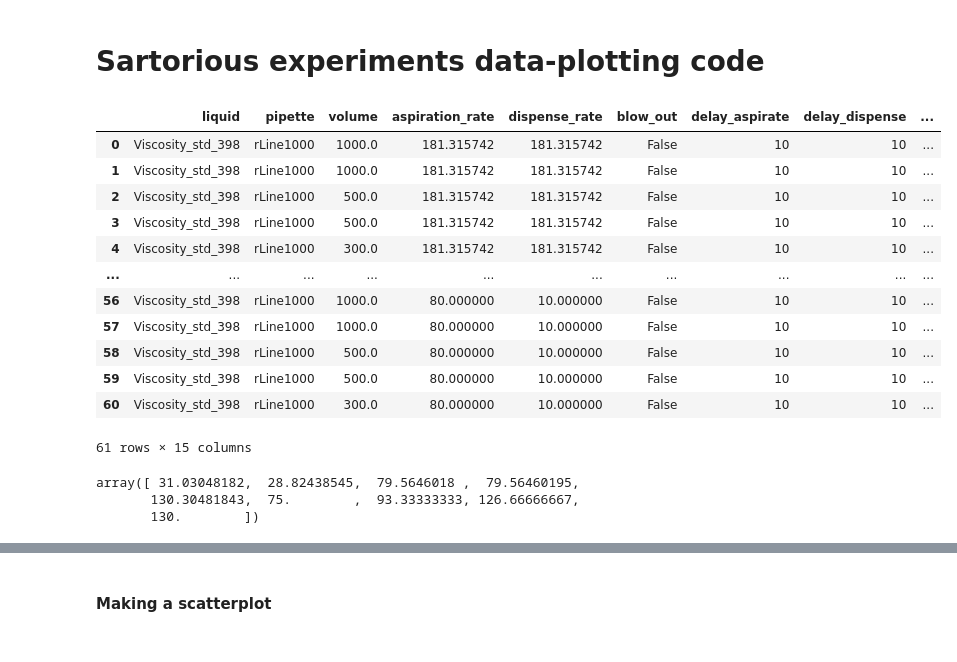
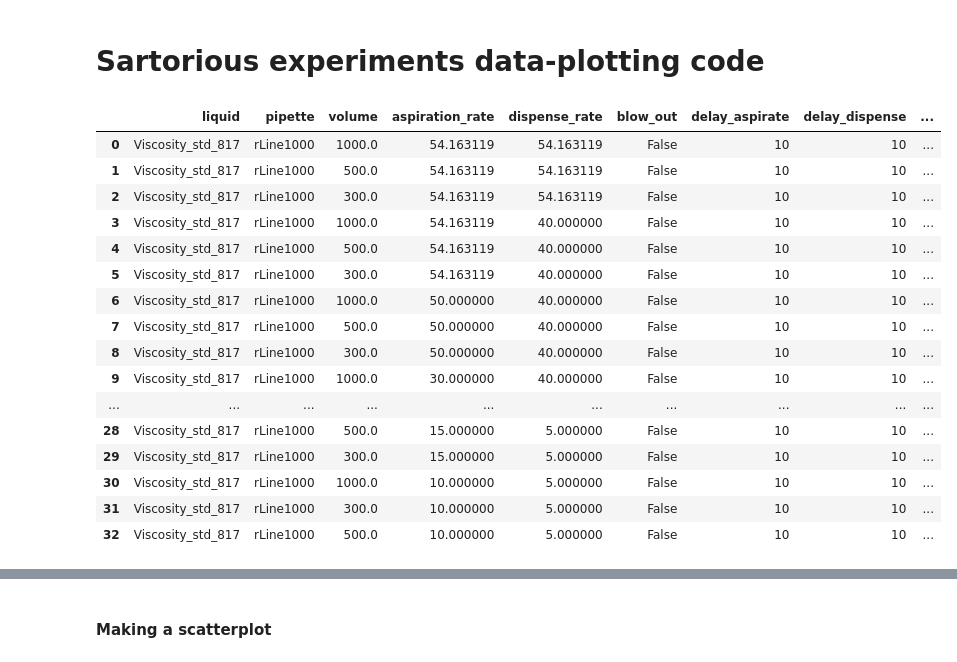
Before and after one commit to Quijanove/viscosity_liquid_transfer_Pablo, a Jupyter notebook: Sartorious_experiments/Code/Data_plotting_code_sartorious.ipynb, the cells around one changed output, grey strips where cells are left out. Drawn from its saved outputs; the diff is of its cells as text; code cells hidden in the pictures.

```diff
--- a/Sartorious_experiments/Code/Data_plotting_code_sartorious.ipynb
+++ b/Sartorious_experiments/Code/Data_plotting_code_sartorious.ipynb
@@ -3,39 +3,32 @@
 # %%
 # Importing python packages
 import matplotlib.pyplot as plt
 import pandas as pd
 import numpy as np
 import os
 
 # Importing files
-std = '398'
-folder = (r"C:\Users\admin\Documents\GitHub\viscosity_liquid_transfer_Pablo\Sartorious_experiments\Code")
+std = '817'
+folder = (r"C:\Users\admin\Documents\GitHub\viscosity_liquid_transfer_Pablo\Sartorious_experiments\Cleaned_Data")
 
-df_cal = pd.read_csv(folder+r'/Viscosity_std_'+std+'.csv')
+df_cal = pd.read_csv(folder+r'/Viscosity_std_'+std+'_modified.csv')
 
 df_cal
 # %% [output]
 |  | liquid | pipette | volume | aspiration_rate | dispense_rate | blow_out | delay_aspirate | delay_dispense | ... |
-| 0 | Viscosity_std_398 | rLine1000 | 1000.0 | 181.315742 | 181.315742 | False | 10 | 10 | ... |
-| 1 | Viscosity_std_398 | rLine1000 | 1000.0 | 181.315742 | 181.315742 | False | 10 | 10 | ... |
-| 2 | Viscosity_std_398 | rLine1000 | 500.0 | 181.315742 | 181.315742 | False | 10 | 10 | ... |
-| 3 | Viscosity_std_398 | rLine1000 | 500.0 | 181.315742 | 181.315742 | False | 10 | 10 | ... |
-| 4 | Viscosity_std_398 | rLine1000 | 300.0 | 181.315742 | 181.315742 | False | 10 | 10 | ... |
+| 0 | Viscosity_std_817 | rLine1000 | 1000.0 | 54.163119 | 54.163119 | False | 10 | 10 | ... |
+| 1 | Viscosity_std_817 | rLine1000 | 500.0 | 54.163119 | 54.163119 | False | 10 | 10 | ... |
+| 2 | Viscosity_std_817 | rLine1000 | 300.0 | 54.163119 | 54.163119 | False | 10 | 10 | ... |
+| 3 | Viscosity_std_817 | rLine1000 | 1000.0 | 54.163119 | 40.000000 | False | 10 | 10 | ... |
+| 4 | Viscosity_std_817 | rLine1000 | 500.0 | 54.163119 | 40.000000 | False | 10 | 10 | ... |
+| 5 | Viscosity_std_817 | rLine1000 | 300.0 | 54.163119 | 40.000000 | False | 10 | 10 | ... |
+| 6 | Viscosity_std_817 | rLine1000 | 1000.0 | 50.000000 | 40.000000 | False | 10 | 10 | ... |
+| 7 | Viscosity_std_817 | rLine1000 | 500.0 | 50.000000 | 40.000000 | False | 10 | 10 | ... |
+| 8 | Viscosity_std_817 | rLine1000 | 300.0 | 50.000000 | 40.000000 | False | 10 | 10 | ... |
+| 9 | Viscosity_std_817 | rLine1000 | 1000.0 | 30.000000 | 40.000000 | False | 10 | 10 | ... |
 | ... | ... | ... | ... | ... | ... | ... | ... | ... | ... |
-| 56 | Viscosity_std_398 | rLine1000 | 1000.0 | 80.000000 | 10.000000 | False | 10 | 10 | ... |
-| 57 | Viscosity_std_398 | rLine1000 | 1000.0 | 80.000000 | 10.000000 | False | 10 | 10 | ... |
-| 58 | Viscosity_std_398 | rLine1000 | 500.0 | 80.000000 | 10.000000 | False | 10 | 10 | ... |
-| 59 | Viscosity_std_398 | rLine1000 | 500.0 | 80.000000 | 10.000000 | False | 10 | 10 | ... |
-| 60 | Viscosity_std_398 | rLine1000 | 300.0 | 80.000000 | 10.000000 | False | 10 | 10 | ... |
+| 28 | Viscosity_std_817 | rLine1000 | 500.0 | 15.000000 | 5.000000 | False | 10 | 10 | ... |
+| 29 | Viscosity_std_817 | rLine1000 | 300.0 | 15.000000 | 5.000000 | False | 10 | 10 | ... |
+| 30 | Viscosity_std_817 | rLine1000 | 1000.0 | 10.000000 | 5.000000 | False | 10 | 10 | ... |
+| 31 | Viscosity_std_817 | rLine1000 | 300.0 | 10.000000 | 5.000000 | False | 10 | 10 | ... |
+| 32 | Viscosity_std_817 | rLine1000 | 500.0 | 10.000000 | 5.000000 | False | 10 | 10 | ... |
-61 rows × 15 columns
-# %%
-# Calculate time for 1000ul
-df_cal['time_for_1000'] = 1000/df_cal["aspiration_rate"] + 1000/df_cal["dispense_rate"] + df_cal["delay_aspirate"] + df_cal["delay_dispense"] + df_cal["delay_blow_out"]
-
-# Getting unique values of time in a numpy array
-TM = df_cal['time_for_1000'].unique()
-TM
-# %% [output]
-array([ 31.03048182,  28.82438545,  79.5646018 ,  79.56460195,
-       130.30481843,  75.        ,  93.33333333, 126.66666667,
-       130.        ])
```
Also changed, not shown: parts of 3 cells of this notebook, 8 other files.
